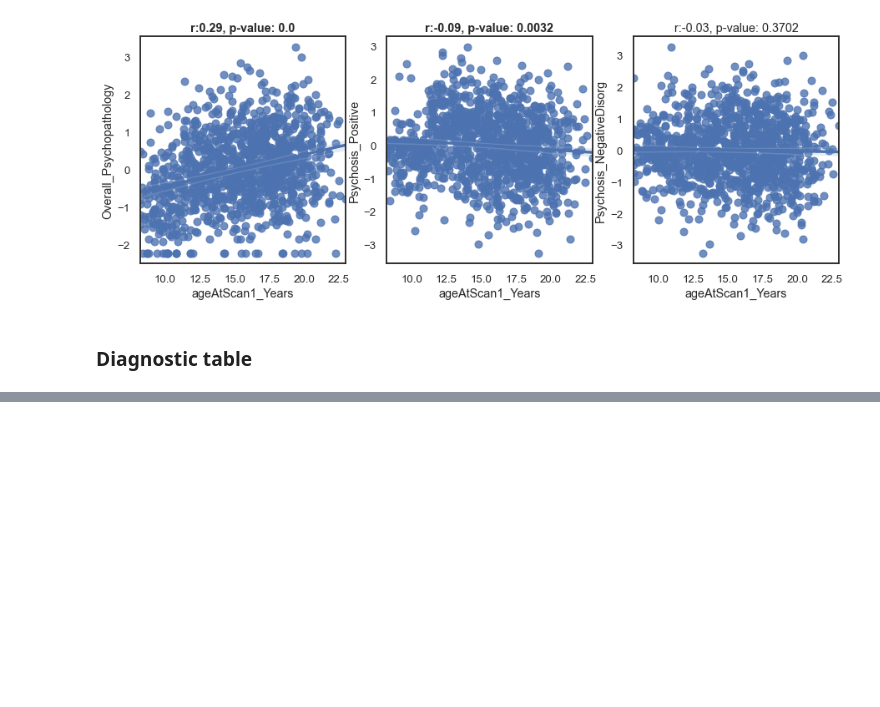
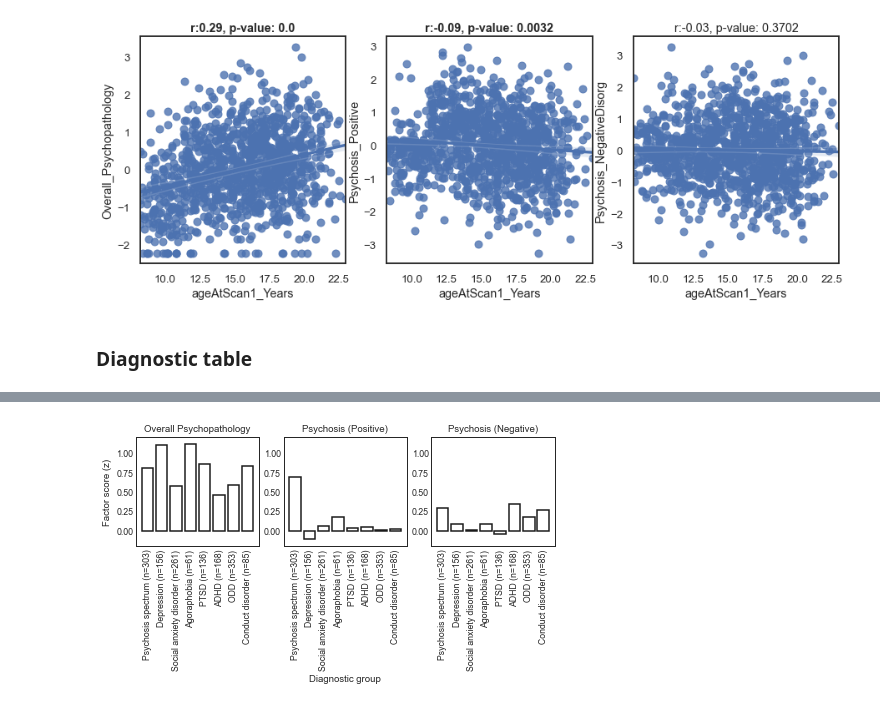
Before and after one commit to lindenmp/neurodev_cs_predictive, a Jupyter notebook: 1_code/3_results_sample_characteristics.ipynb, the cells around one changed output, grey strips where cells are left out. Cells and saved outputs as stored; diff of their text form; code cells hidden in the pictures; blank space fills up the shorter version.

Commit message:
updated psychosis spectrum grouping variable

```diff
--- a/1_code/3_results_sample_characteristics.ipynb
+++ b/1_code/3_results_sample_characteristics.ipynb
@@ -195,7 +186,8 @@ dtype: float64
 # %%
-to_screen = ['goassessSmryPsy','goassessSmryMan', 'goassessSmryDep', 'goassessSmryBul', 'goassessSmryAno', 'goassessSmrySoc',
+to_screen = ['goassessDxpmr4_bin','goassessSmryMan', 'goassessSmryDep', 'goassessSmryBul', 'goassessSmryAno', 'goassessSmrySoc',
              'goassessSmryPan', 'goassessSmryAgr', 'goassessSmryOcd', 'goassessSmryPtd', 'goassessSmryAdd',
             'goassessSmryOdd', 'goassessSmryCon']
-print(np.sum(df.loc[:,to_screen] == 4))
-print(np.sum(df.loc[:,to_screen] == 4)/df.shape[0]*100)
+counts = np.sum(df.loc[:,to_screen] == 4)
+print(counts)
+print(counts/df.shape[0]*100)
 # %% [output]
@@ -218 +210,4 @@ goassessSmryCon     7.958801
 dtype: float64
+# %%
+to_keep = counts[counts >= 50].index
+list(to_keep)
@@ -218,0 +235,36 @@ dtype: float64
+# %%
+my_xticklabels = ['Psychosis spectrum (n=303)',
+                 'Depression (n=156)',
+                 'Social anxiety disorder (n=261)',
+                 'Agoraphobia (n=61)',
+                 'PTSD (n=136)',
+                 'ADHD (n=168)',
+                 'ODD (n=353)',
+                 'Conduct disorder (n=85)']
+# %%
+sns.set(style='white', context = 'paper', font_scale = 1)
+# %%
+f, ax = plt.subplots(1,len(phenos))
+f.set_figwidth(len(phenos)*2.5)
+f.set_figheight(2)
+
+for i, pheno in enumerate(phenos):
+    mean_scores = np.zeros(len(to_keep))
+    for j, diagnostic_score in enumerate(to_keep):
+        idx = df.loc[:,diagnostic_score] == 4
+        mean_scores[j] = df.loc[idx,pheno].mean()
+
+    ax[i].bar(x = np.arange(0,len(mean_scores)), height = mean_scores, color = 'w', edgecolor = 'k', linewidth = 1.5)
+    ax[i].set_ylim([-.2,1.2])
+    ax[i].set_xticks(np.arange(0,len(mean_scores)))
+    ax[i].set_xticklabels(my_xticklabels, rotation = 90)
+    ax[i].tick_params(pad = -2)
+    ax[i].set_title(phenos_label[i])
+    if i == 1:
+        ax[i].set_xlabel('Diagnostic group')
+    if i == 0:
+        ax[i].set_ylabel('Factor score (z)')
+
+f.savefig(outfile_prefix+'symptom_dimensions_groups.svg', dpi = 300, bbox_inches = 'tight', pad_inches = 0)
+# %% [output]
+[figure, added]
```
Also changed, not shown: parts of 5 cells of this notebook, 3 other files.
